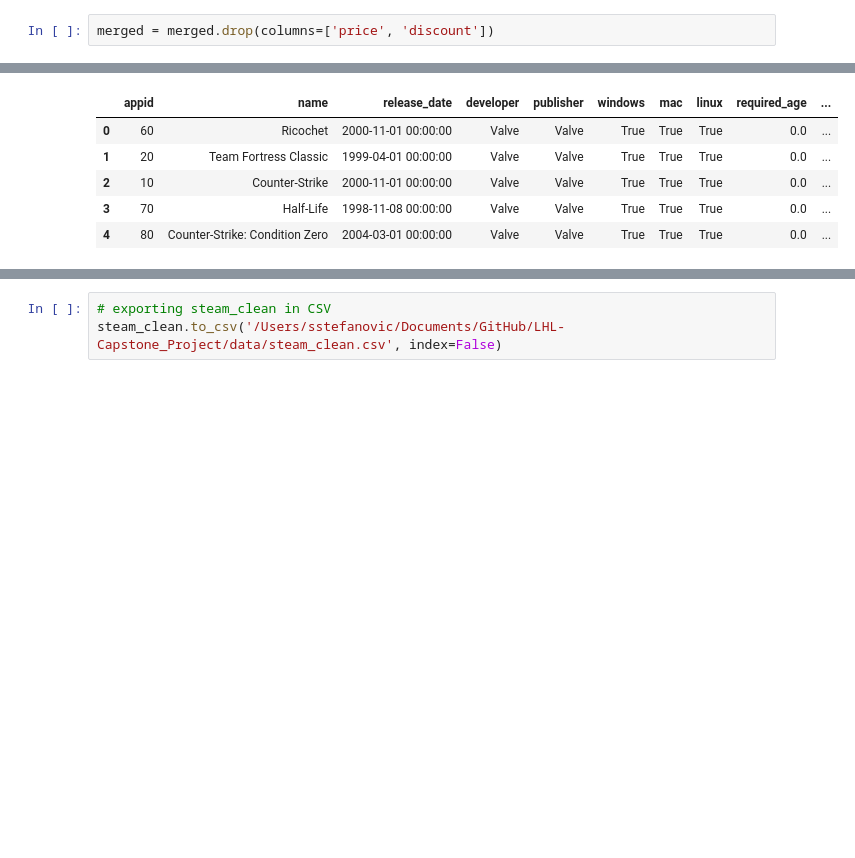
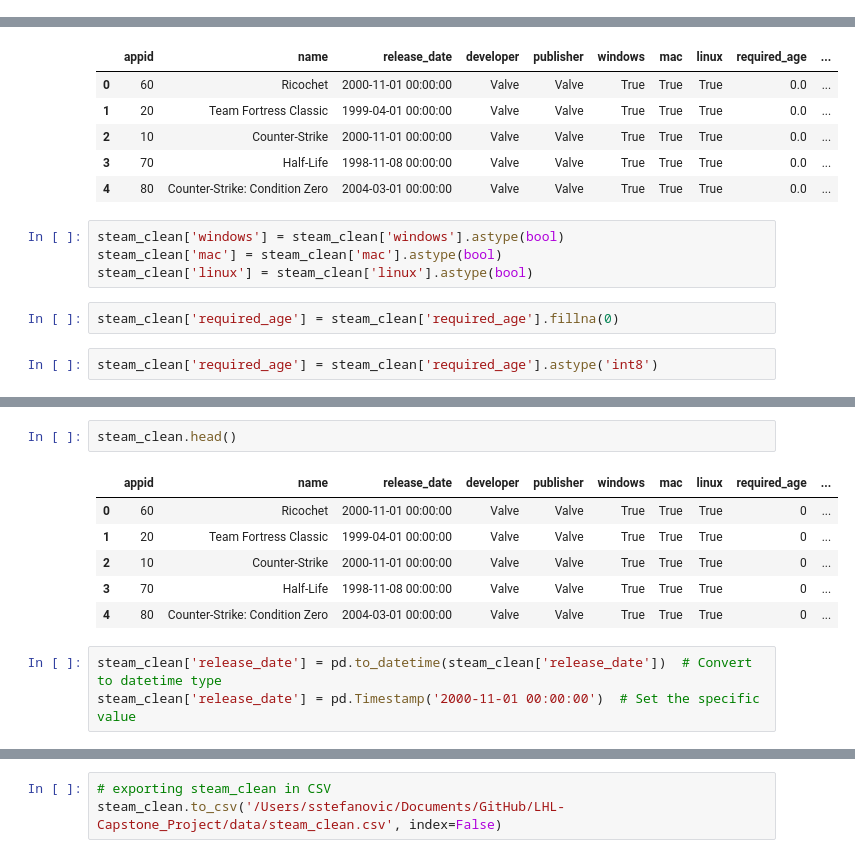
Before and after one commit to stefanstefanovic/LHL-Capstone_Project, a Jupyter notebook: notebooks/Merge_data.ipynb, the cells around one changed output, grey strips where cells are left out. Saved outputs shown, nothing was run; the diff lists cells and outputs as text; blank space fills up the shorter version.

```diff
--- a/notebooks/Merge_data.ipynb
+++ b/notebooks/Merge_data.ipynb
@@ -31,5 +31,3 @@ print('Steam number of rows: {}'.format(steam_data.shape[0]))
 Merged number of rows: 60544
 SteamSpy number of rows: 60544
 Steam number of rows: 65214
-# %%
-merged = merged.drop(columns=['price', 'discount'])
@@ -129,3 +118,11 @@ steam_clean.head()
 | 2 | 10 | Counter-Strike | 2000-11-01 00:00:00 | Valve | Valve | True | True | True | 0.0 | ... |
 | 3 | 70 | Half-Life | 1998-11-08 00:00:00 | Valve | Valve | True | True | True | 0.0 | ... |
 | 4 | 80 | Counter-Strike: Condition Zero | 2004-03-01 00:00:00 | Valve | Valve | True | True | True | 0.0 | ... |
+# %%
+steam_clean['windows'] = steam_clean['windows'].astype(bool)
+steam_clean['mac'] = steam_clean['mac'].astype(bool)
+steam_clean['linux'] = steam_clean['linux'].astype(bool)
+# %%
+steam_clean['required_age'] = steam_clean['required_age'].fillna(0)
+# %%
+steam_clean['required_age'] = steam_clean['required_age'].astype('int8')
@@ -131,0 +149,12 @@ steam_clean.head()
+# %%
+steam_clean.head()
+# %% [output]
+|  | appid | name | release_date | developer | publisher | windows | mac | linux | required_age | ... |
+| 0 | 60 | Ricochet | 2000-11-01 00:00:00 | Valve | Valve | True | True | True | 0 | ... |
+| 1 | 20 | Team Fortress Classic | 1999-04-01 00:00:00 | Valve | Valve | True | True | True | 0 | ... |
+| 2 | 10 | Counter-Strike | 2000-11-01 00:00:00 | Valve | Valve | True | True | True | 0 | ... |
+| 3 | 70 | Half-Life | 1998-11-08 00:00:00 | Valve | Valve | True | True | True | 0 | ... |
+| 4 | 80 | Counter-Strike: Condition Zero | 2004-03-01 00:00:00 | Valve | Valve | True | True | True | 0 | ... |
+# %%
+steam_clean['release_date'] = pd.to_datetime(steam_clean['release_date'])  # Convert to datetime type
+steam_clean['release_date'] = pd.Timestamp('2000-11-01 00:00:00')  # Set the specific value
```
Also changed, not shown: parts of 4 cells of this notebook, 4 other files.
